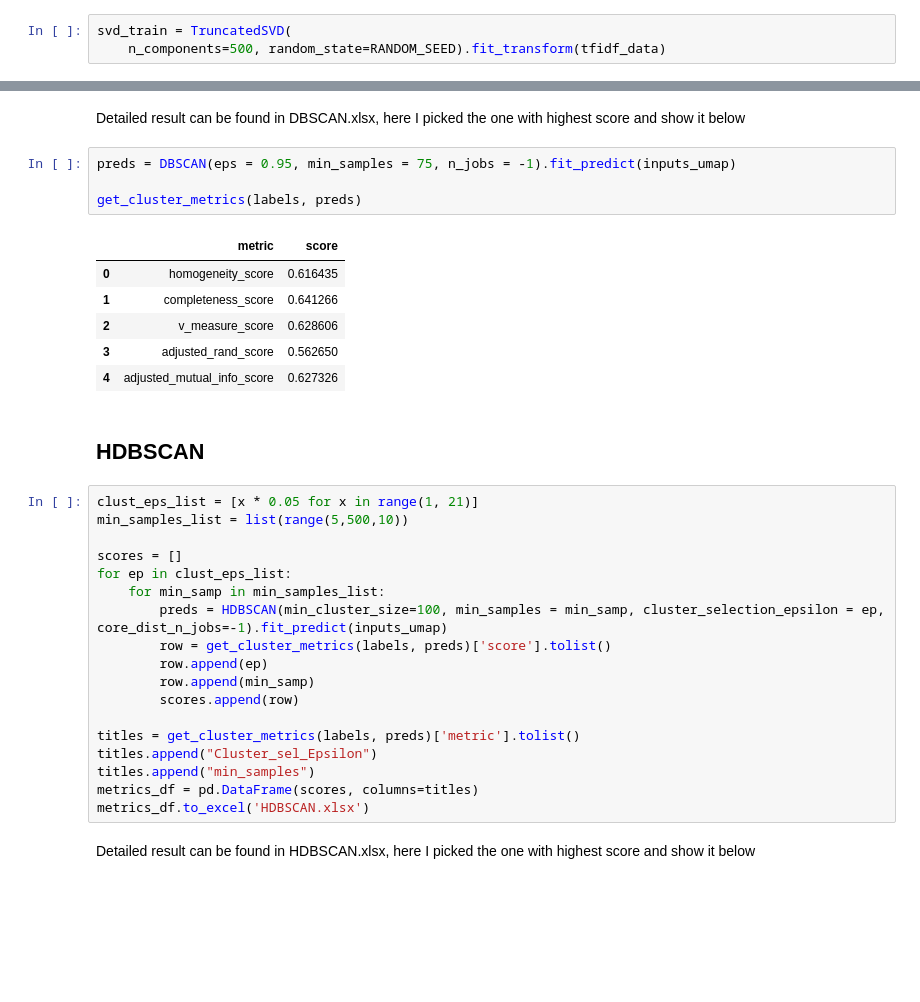
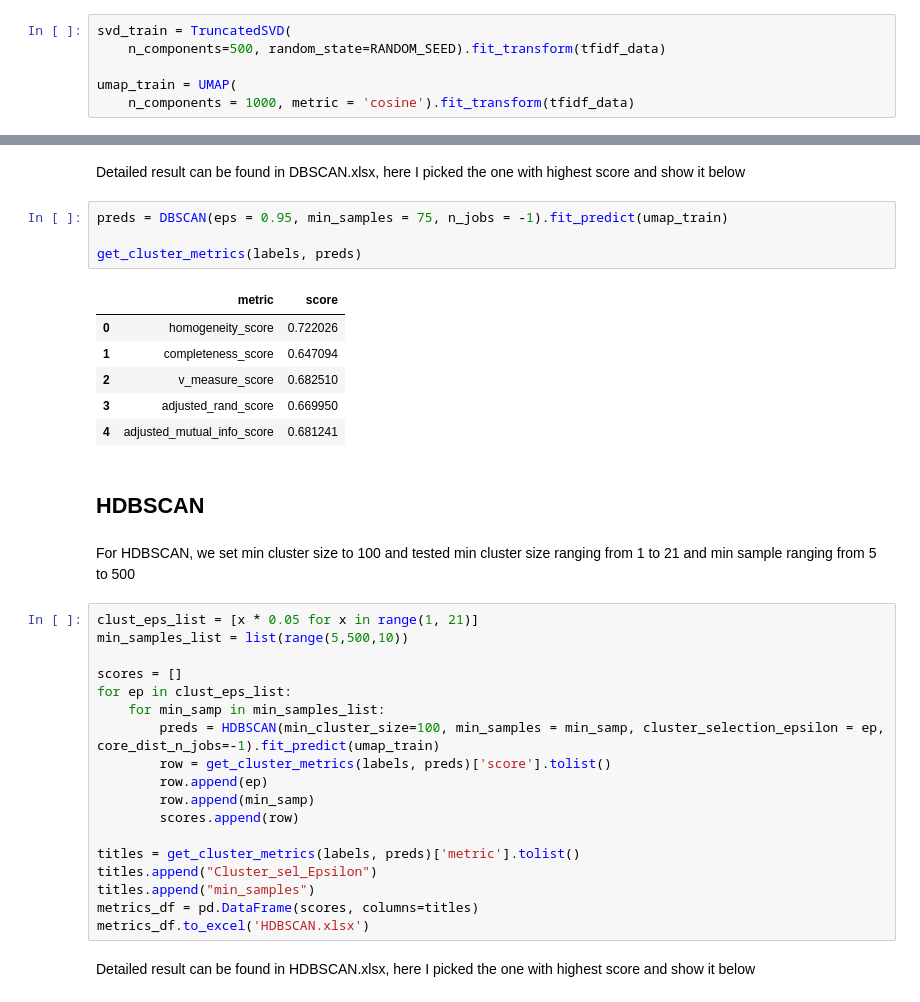
Before and after one commit to heboyuan/ECE219, a Jupyter notebook: project2/q16.ipynb, the cells around one changed output, grey strips where cells are left out. Saved outputs shown, nothing was run; the diff lists cells and outputs as text; blank space fills up the shorter version.

```diff
--- a/project2/q16.ipynb
+++ b/project2/q16.ipynb
@@ -170,6 +189,9 @@ metrics_df
 # %%
 svd_train = TruncatedSVD(
     n_components=500, random_state=RANDOM_SEED).fit_transform(tfidf_data)
+
+umap_train = UMAP(
+    n_components = 1000, metric = 'cosine').fit_transform(tfidf_data)
 # %% [markdown]
 ## K-mean
 # %%
@@ -219,18 +243,20 @@ metrics_df.to_excel('DBSCAN.xlsx')
 # %% [markdown]
 Detailed result can be found in DBSCAN.xlsx, here I picked the one with highest score and show it below
 # %%
-preds = DBSCAN(eps = 0.95, min_samples = 75, n_jobs = -1).fit_predict(inputs_umap)
+preds = DBSCAN(eps = 0.95, min_samples = 75, n_jobs = -1).fit_predict(umap_train)
 
 get_cluster_metrics(labels, preds)
 # %% [output]
 |  | metric | score |
-| 0 | homogeneity_score | 0.616435 |
-| 1 | completeness_score | 0.641266 |
-| 2 | v_measure_score | 0.628606 |
-| 3 | adjusted_rand_score | 0.562650 |
-| 4 | adjusted_mutual_info_score | 0.627326 |
+| 0 | homogeneity_score | 0.722026 |
+| 1 | completeness_score | 0.647094 |
+| 2 | v_measure_score | 0.682510 |
+| 3 | adjusted_rand_score | 0.669950 |
+| 4 | adjusted_mutual_info_score | 0.681241 |
 # %% [markdown]
 ## HDBSCAN
+# %% [markdown]
+For HDBSCAN, we set min cluster size to 100 and tested min cluster size ranging from 1 to 21 and min sample ranging from 5 to 500
 # %%
 clust_eps_list = [x * 0.05 for x in range(1, 21)]
 min_samples_list = list(range(5,500,10))
@@ -238,7 +264,7 @@ min_samples_list = list(range(5,500,10))
 scores = []
 for ep in clust_eps_list:
     for min_samp in min_samples_list:
-        preds = HDBSCAN(min_cluster_size=100, min_samples = min_samp, cluster_selection_epsilon = ep, core_dist_n_jobs=-1).fit_predict(inputs_umap)
+        preds = HDBSCAN(min_cluster_size=100, min_samples = min_samp, cluster_selection_epsilon = ep, core_dist_n_jobs=-1).fit_predict(umap_train)
         row = get_cluster_metrics(labels, preds)['score'].tolist()
         row.append(ep)
         row.append(min_samp)
```
Also changed, not shown: parts of 20 cells of this notebook, 2 other files.
